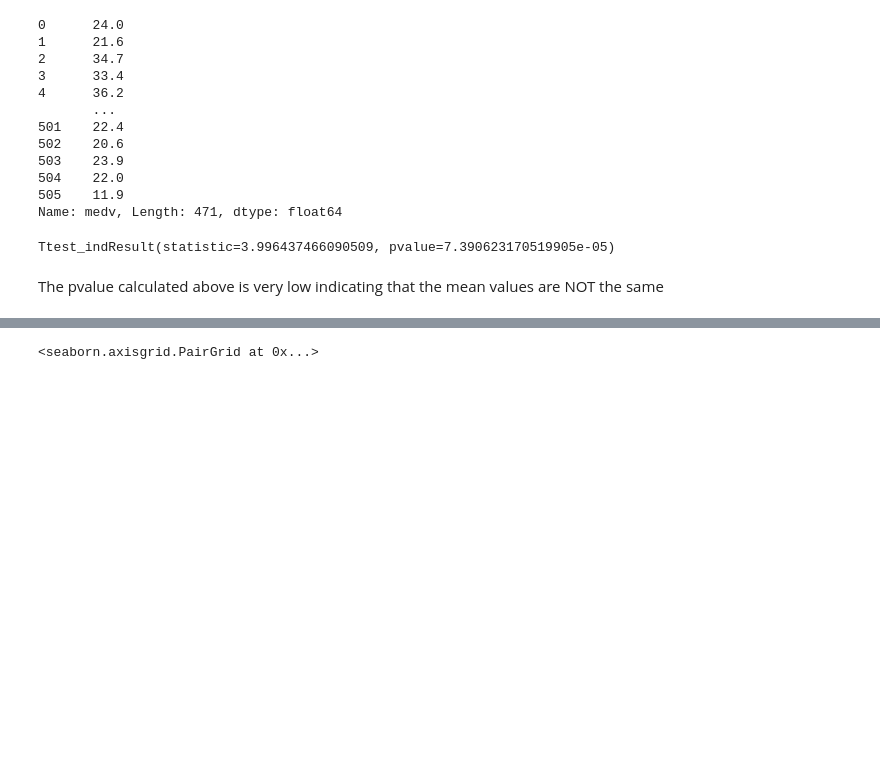
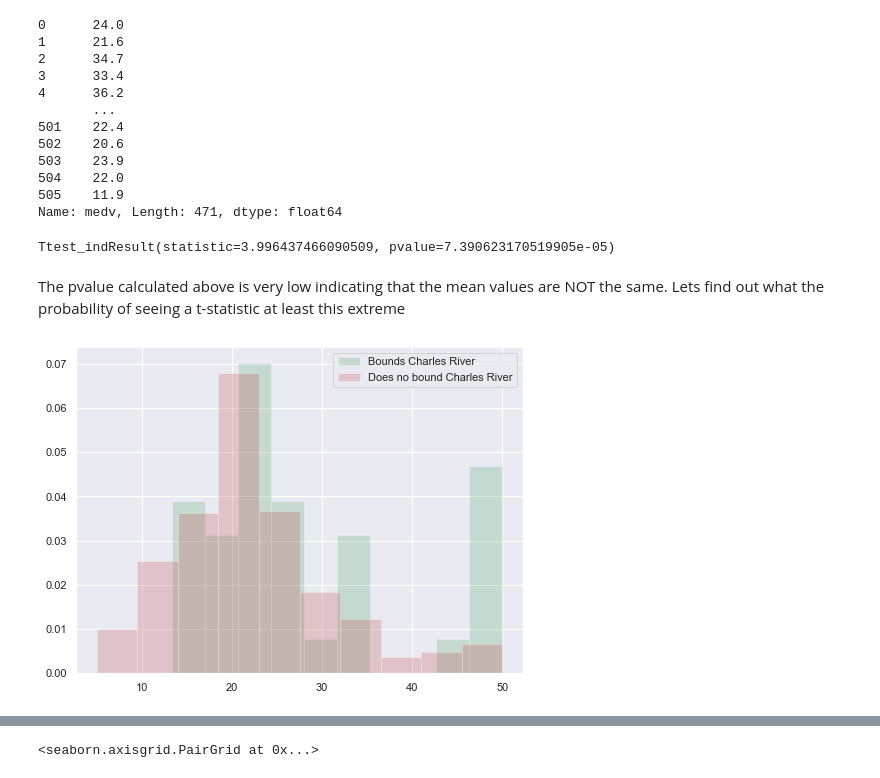
Before and after one commit to davidobrien1/MLSProject, a Jupyter notebook: mlsproject.ipynb, the cells around one changed output, grey strips where cells are left out. Drawn from its saved outputs; the diff is of its cells as text; code cells hidden in the pictures; blank space fills up the shorter version.

Commit message:
Creating histograms...

```diff
--- a/mlsproject.ipynb
+++ b/mlsproject.ipynb
@@ -223,7 +218,17 @@ ss.ttest_ind(df[df['chas'] == 1]['medv'], df[df['chas'] == 0]['medv'])
 # %% [output]
 Ttest_indResult(statistic=3.996437466090509, pvalue=7.390623170519905e-05)
 # %% [markdown]
-The pvalue calculated above is very low indicating that the mean values are NOT the same
+The pvalue calculated above is very low indicating that the mean values are NOT the same.  Lets find out what the probability of seeing a t-statistic at least this extreme
+# %%
+# plot histogram of the medv variable against the chas variable
+plt.hist(df[df['chas'] == 1]['medv'], density=True, color='g', alpha = 0.25, label="Bounds Charles River")
+plt.hist(df[df['chas'] == 0]['medv'], density=True, color='r', alpha = 0.25, label="Does no bound Charles River")
+
+# display legend
+plt.legend()
+plt.show()
+# %% [output]
+[figure, added]
 # %%
 # lets do a plot of the data above
 sns.catplot(x="chas", y="medv", data=df);
```
Also changed, not shown: parts of 10 cells of this notebook.
